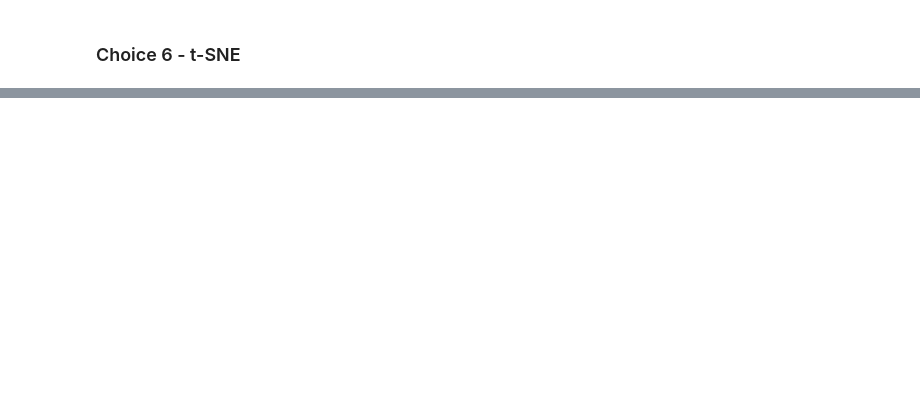
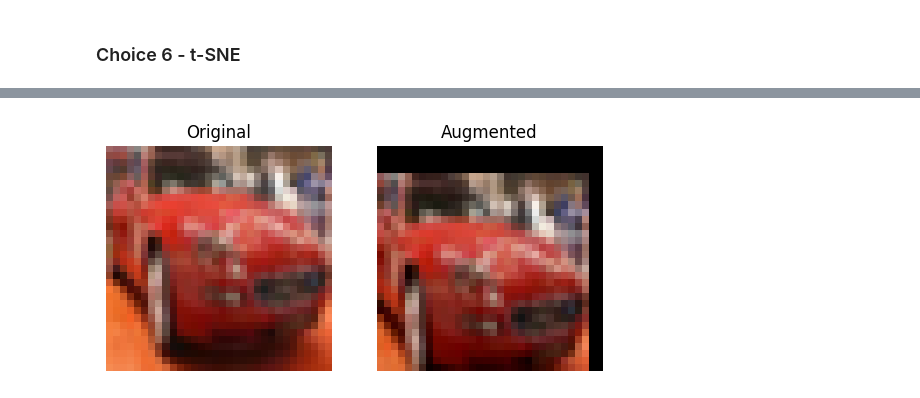
Before and after one commit to lottelaan98/ComputerVision_Assign3, a Jupyter notebook: cnn2.ipynb, the cells around one changed output, grey strips where cells are left out. Drawn from its saved outputs; the diff is of its cells as text; code cells hidden in the pictures; blank space fills up the shorter version.

```diff
--- a/cnn2.ipynb
+++ b/cnn2.ipynb
@@ -1254,0 +1414,7 @@ plt.show()
+# %%
+train_dataset = datasets.CIFAR10(
+    root="data",
+    train=True,
+    download=True,
+    transform=transform
+)
@@ -1254,0 +1423,7 @@ plt.show()
+# %%
+train_dataset_aug = datasets.CIFAR10(
+    root="data",
+    train=True,
+    download=True,
+    transform=transform_augmented
+)
@@ -1254,0 +1531,26 @@ plt.show()
+# %%
+def compare_original_vs_aug(original_dataset, augmented_dataset):
+
+    img_orig, _ = original_dataset[5]
+    img_aug, _ = augmented_dataset[5]
+
+    img_orig = np.transpose(img_orig.numpy(), (1, 2, 0))
+    img_aug = np.transpose(img_aug.numpy(), (1, 2, 0))
+
+    plt.figure()
+
+    plt.subplot(1, 2, 1)
+    plt.imshow(img_orig)
+    plt.title("Original")
+    plt.axis("off")
+
+    plt.subplot(1, 2, 2)
+    plt.imshow(img_aug)
+    plt.title("Augmented")
+    plt.axis("off")
+
+    plt.show()
+
+compare_original_vs_aug(train_dataset, train_dataset_aug)
+# %% [output]
+[figure, added]
```
Also changed, not shown: parts of 41 cells of this notebook, 27 other files.
